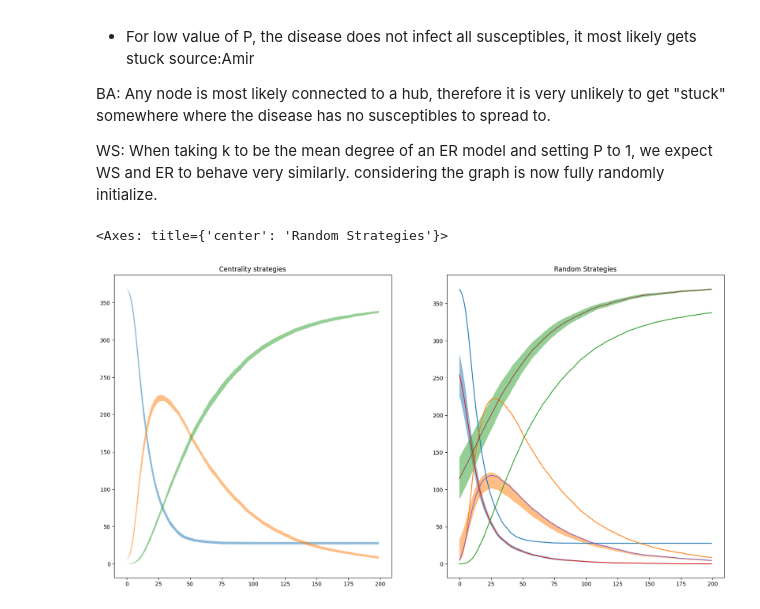
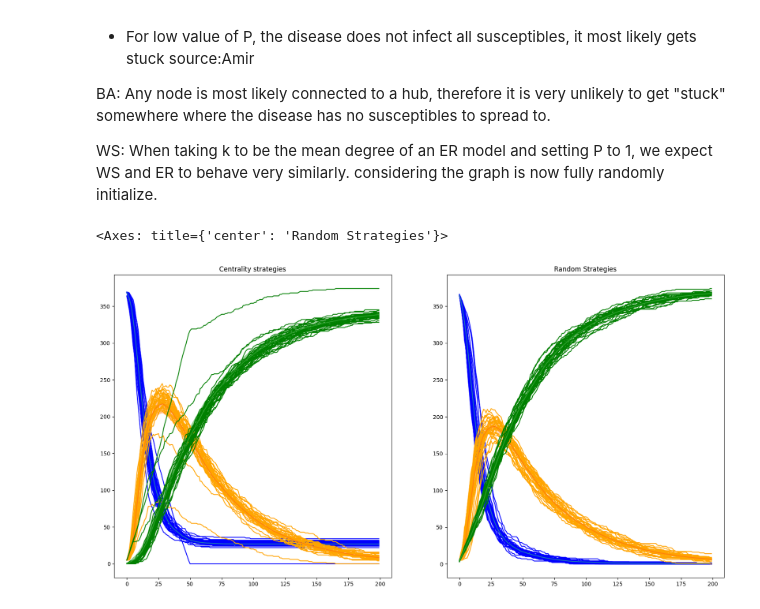
Before and after one commit to AmirSahrani/IntroCompAssignment2_fresh, a Jupyter notebook: Assignment2.ipynb, the cells around one changed output. Cells and saved outputs as stored; diff of their text form; code cells hidden in the pictures.

```diff
--- a/Assignment2.ipynb
+++ b/Assignment2.ipynb
@@ -787,46 +790,46 @@ def plot_data(data, ax, percentile=90, title=False):
 
     x_axis = range(len(meanS))
     ax.set_title(title)
-    # for i in range(S.shape[0]):
-        # ax.plot(x_axis, S[i], color = "b")
-    plt.plot(x_axis, meanS)
+    for i in range(S.shape[0]):
+        ax.plot(x_axis, S[i], color = "b")
+    ax.plot(x_axis, meanS)
     ax.fill_between(x_axis, meanS + 0.45*varS, meanS- 0.45*varS, alpha= 0.5)
-    # for i in range(S.shape[0]):
-        # ax.plot(x_axis, I[i], color = "orange")
-    plt.plot(x_axis, meanI)
+    for i in range(S.shape[0]):
+        ax.plot(x_axis, I[i], color = "orange")
+    ax.plot(x_axis, meanI)
     ax.fill_between(x_axis, meanI + 0.45*varS, meanI- 0.45*varI, alpha= 0.5)
-    # for i in range(S.shape[0]):
-        # ax.plot(x_axis, R[i], color = "g")
-    plt.plot(x_axis, meanR)
+    for i in range(S.shape[0]):
+        ax.plot(x_axis, R[i], color = "g")
+    ax.plot(x_axis, meanR)
     ax.fill_between(x_axis, meanR + 0.45*varR, meanR- 0.45*varR, alpha= 0.5)
     return ax
 
 kwargs = {
     "graph": graph_part2,
     "iterations": 200,
     "tests": 200,
     "testIter":10,
     "vaccines": 5,
     "infected": 5,
     "beta": 1/10,
     "gamma": 1/50,
-    "vaccination_strat": baseline,
-    "testing_strat": baseline,
+    "vaccination_strat": centrality_vaccination,
+    "testing_strat": centrality_testing,
 }
 runs = 30
 fig,ax = plt.subplots(1,2, figsize=(20,10))
 ax.ravel()
 sim = Simulation(**kwargs)
 sim.setup_model()
 closeness_data = sim.run(runs)
 plot_data(closeness_data, ax[0], 90, "Centrality strategies")
 
 kwargs["vaccination_strat"] = random_vaccination
 kwargs["testing_strat"] = random_testing
 sim = Simulation(**kwargs)
 sim.setup_model()
 random_data = sim.run(runs)
 plot_data(random_data, ax[1], 90, "Random Strategies")
 # %% [output]
 <Axes: title={'center': 'Random Strategies'}>
-[figure, old version]
+[figure, new version]
```
Also changed, not shown: parts of 2 cells of this notebook.
